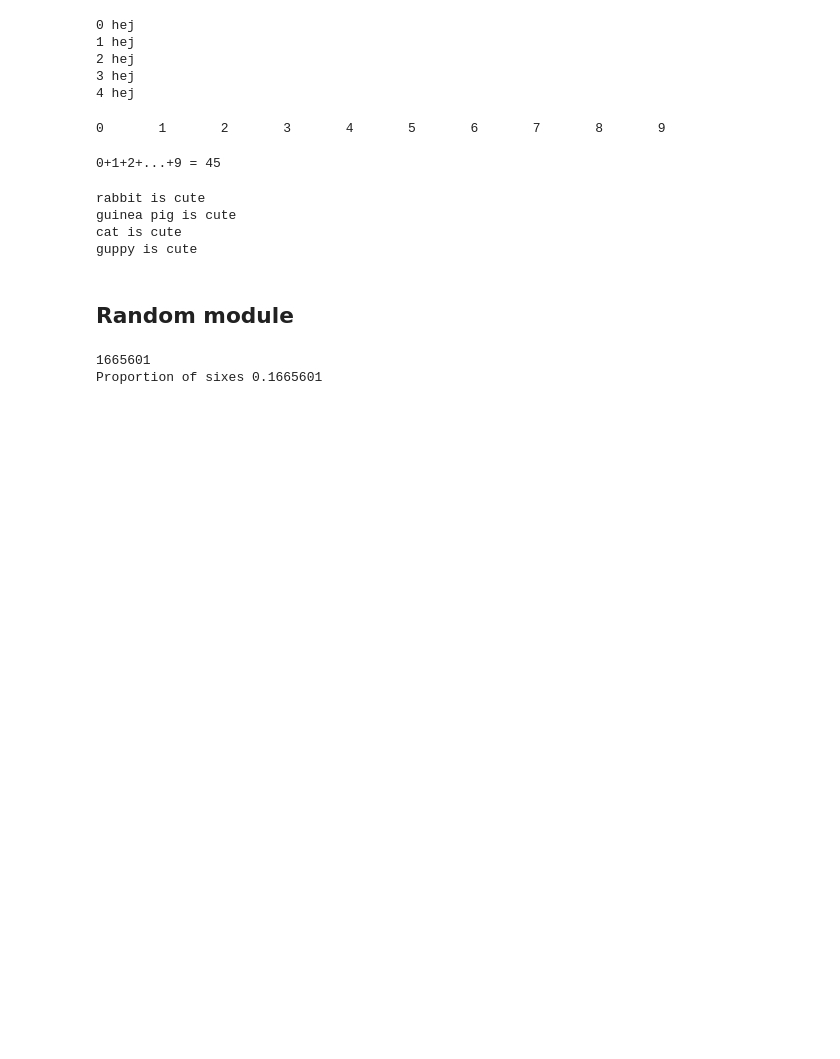
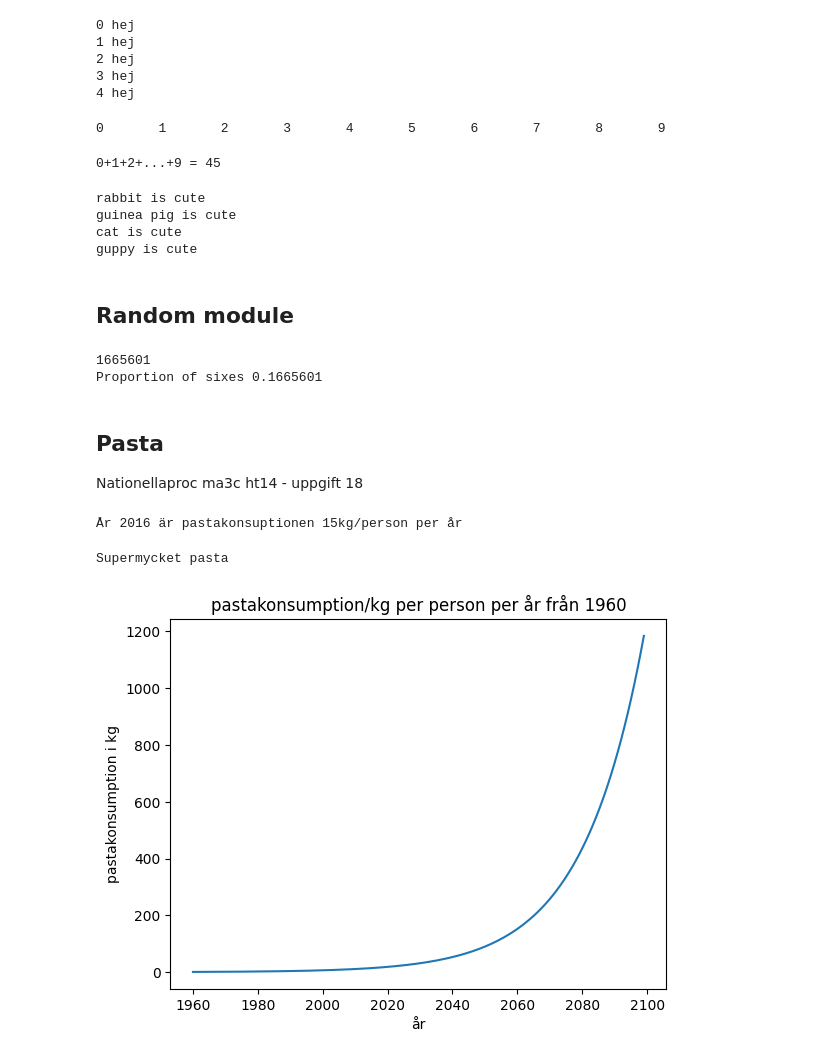
Before and after one commit to pierre2616/python-pierre-panther, a Jupyter notebook: Code-alongs/L3-for-statements.ipynb, the cells around one changed output. Cells and saved outputs as stored; diff of their text form; code cells hidden in the pictures; blank space fills up the shorter version.

Commit message:
pasta test fron national test

```diff
--- a/Code-alongs/L3-for-statements.ipynb
+++ b/Code-alongs/L3-for-statements.ipynb
@@ -51,3 +51,36 @@ print (f"Proportion of sixes {number_sixes/number_rolls}")
 # %% [output]
 1665601
 Proportion of sixes 0.1665601
+# %% [markdown]
+## Pasta
+
+Nationellaproc ma3c ht14 - uppgift 18
+# %%
+import math
+
+for year in range (10000):
+    pasta_consumptions = .791*math.exp(.0526*year)
+    if pasta_consumptions >= 15:
+        print(f"År {year+1960} är pastakonsuptionen 15kg/person per år")
+        break
+# %% [output]
+År 2016 är pastakonsuptionen 15kg/person per år
+# %%
+import matplotlib.pyplot as plt
+
+pasta_per_year = []
+
+for year in range(140):
+    pasta_consumption = .791*math.exp(.0526*year)
+    # append - adds an element to the list
+    pasta_per_year.append(pasta_consumption)
+
+plt.plot(range(1960, 2100), pasta_per_year)
+plt.xlabel("år")
+plt.ylabel("pastakonsumption i kg")
+plt.title("pastakonsumption/kg per person per år från 1960")
+
+print("Supermycket pasta")
+# %% [output]
+Supermycket pasta
+[figure, added]
```
